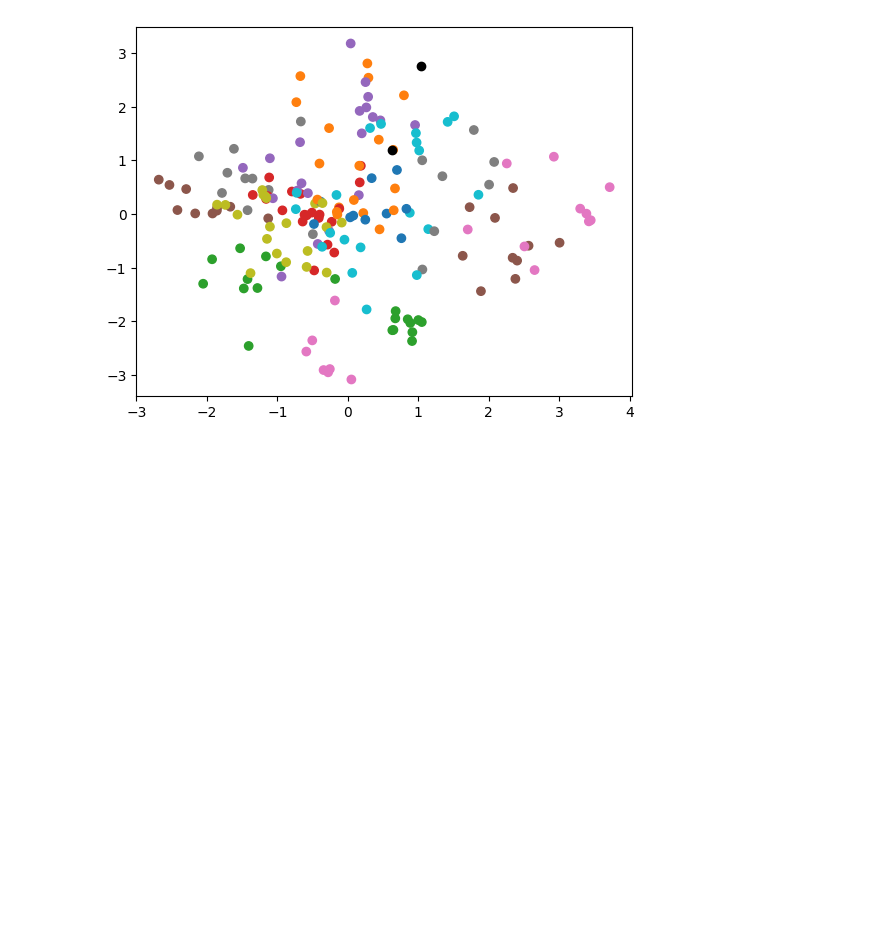
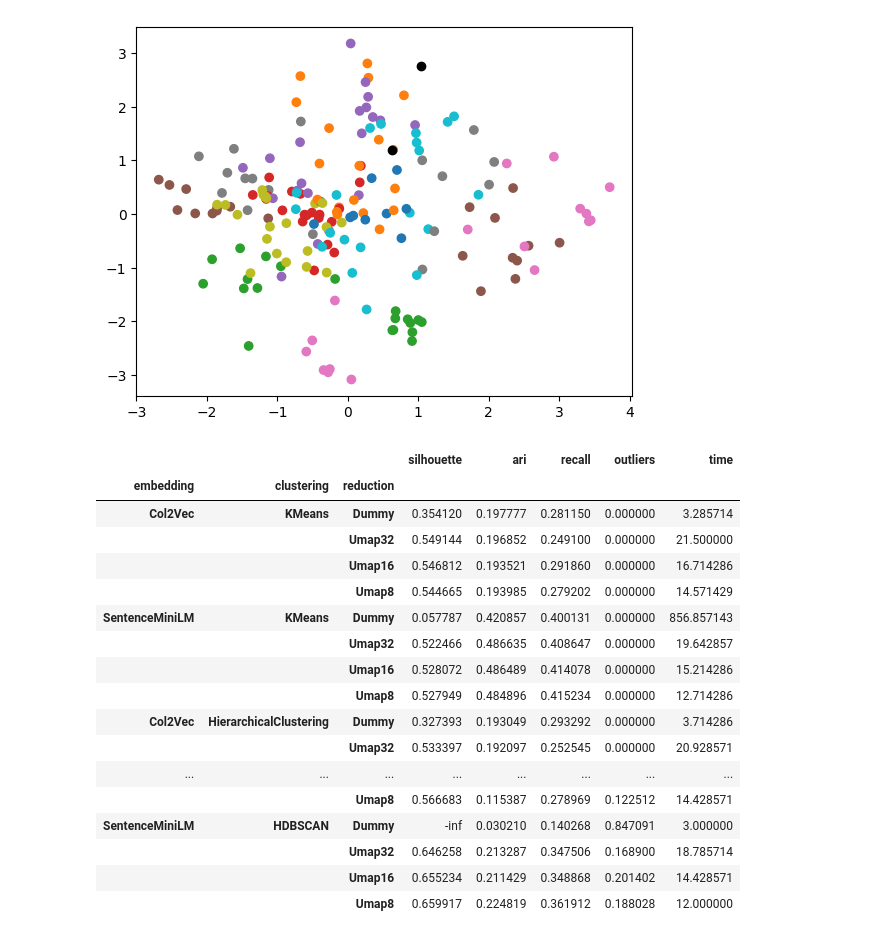
Before and after one commit to chbridges/search-result-clustering, a Jupyter notebook: odp.ipynb, the cells around one changed output. Saved outputs shown, nothing was run; the diff lists cells and outputs as text; code cells hidden in the pictures; blank space fills up the shorter version.

Commit message:
feat: add ODP eval results in new directory

```diff
--- a/odp.ipynb
+++ b/odp.ipynb
@@ -32,3 +34,25 @@ plt.scatter(pred[:, 0], pred[:, 1], color="black")
 plt.show()
 # %% [output]
 [figure]
+# %%
+df = read_results("evaluation_odp_cpu.json")
+df
+# %% [output]
+|  |  |  | silhouette | ari | recall | outliers | time |
+| embedding | clustering | reduction |  |  |  |  |  |
+| Col2Vec | KMeans | Dummy | 0.354120 | 0.197777 | 0.281150 | 0.000000 | 3.285714 |
+|  |  | Umap32 | 0.549144 | 0.196852 | 0.249100 | 0.000000 | 21.500000 |
+|  |  | Umap16 | 0.546812 | 0.193521 | 0.291860 | 0.000000 | 16.714286 |
+|  |  | Umap8 | 0.544665 | 0.193985 | 0.279202 | 0.000000 | 14.571429 |
+| SentenceMiniLM | KMeans | Dummy | 0.057787 | 0.420857 | 0.400131 | 0.000000 | 856.857143 |
+|  |  | Umap32 | 0.522466 | 0.486635 | 0.408647 | 0.000000 | 19.642857 |
+|  |  | Umap16 | 0.528072 | 0.486489 | 0.414078 | 0.000000 | 15.214286 |
+|  |  | Umap8 | 0.527949 | 0.484896 | 0.415234 | 0.000000 | 12.714286 |
+| Col2Vec | HierarchicalClustering | Dummy | 0.327393 | 0.193049 | 0.293292 | 0.000000 | 3.714286 |
+|  |  | Umap32 | 0.533397 | 0.192097 | 0.252545 | 0.000000 | 20.928571 |
+| ... | ... | ... | ... | ... | ... | ... | ... |
+|  |  | Umap8 | 0.566683 | 0.115387 | 0.278969 | 0.122512 | 14.428571 |
+| SentenceMiniLM | HDBSCAN | Dummy | -inf | 0.030210 | 0.140268 | 0.847091 | 3.000000 |
+|  |  | Umap32 | 0.646258 | 0.213287 | 0.347506 | 0.168900 | 18.785714 |
+|  |  | Umap16 | 0.655234 | 0.211429 | 0.348868 | 0.201402 | 14.428571 |
+|  |  | Umap8 | 0.659917 | 0.224819 | 0.361912 | 0.188028 | 12.000000 |
```
Also changed, not shown: parts of 1 cell of this notebook, 2 other files.
